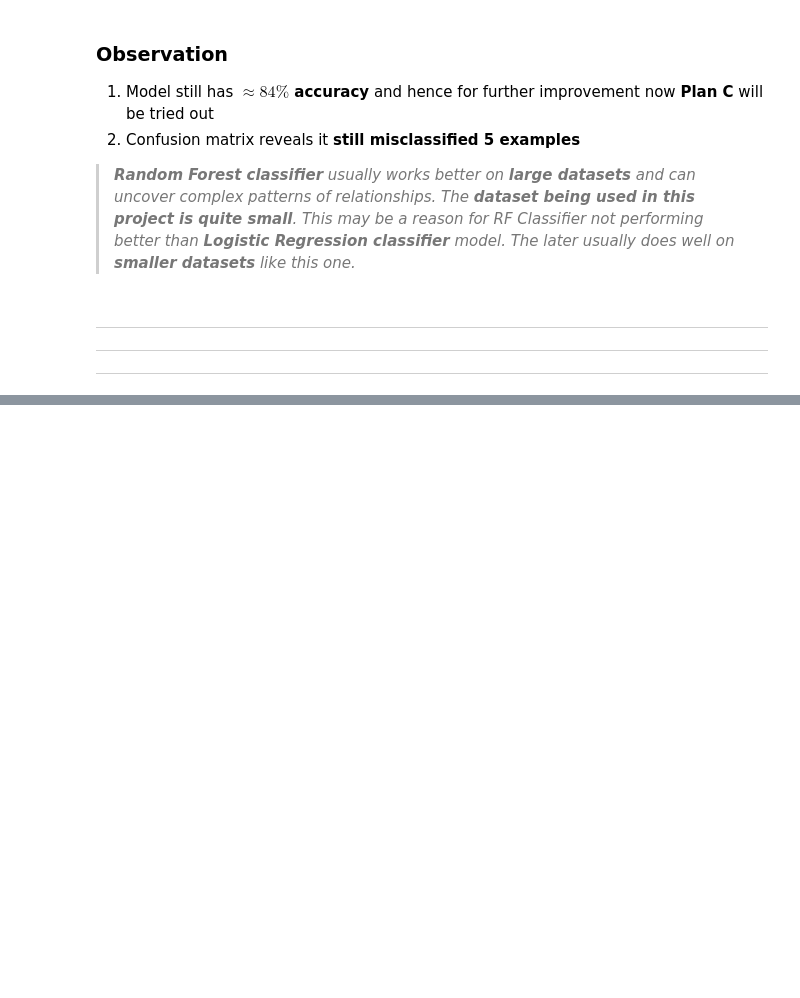
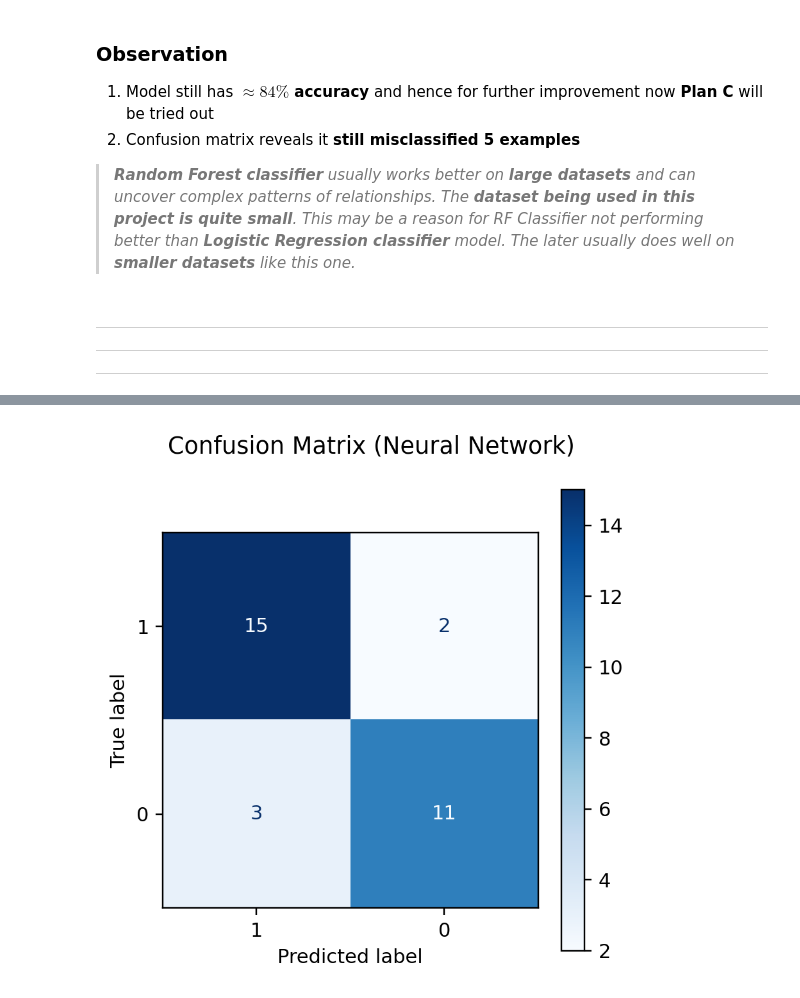
Before and after one commit to debatreyo/Machine-Learning, a Jupyter notebook: Logistic Regression_Project/Heart Disease Prediction/Heart Disease Prediction_binary.ipynb, the cells around one changed output, grey strips where cells are left out. Saved outputs shown, nothing was run; the diff lists cells and outputs as text; code cells hidden in the pictures; blank space fills up the shorter version.

```diff
--- a/Logistic Regression_Project/Heart Disease Prediction/Heart Disease Prediction_binary.ipynb
+++ b/Logistic Regression_Project/Heart Disease Prediction/Heart Disease Prediction_binary.ipynb
@@ -642,0 +672,10 @@ fig.tight_layout();
+# %%
+# building and training the NN model
+
+model_NN.compile(optimizer=tf.keras.optimizers.Adam(learning_rate=0.001),
+                 loss=tf.keras.losses.BinaryCrossentropy(),
+                 metrics=["accuracy"])
+# %%
+model_NN.fit(x=X_train_scaled, y=y_train,
+            validation_data=(X_test_scaled, y_test),
+            epochs=150, batch_size=30)
@@ -642,0 +701,4 @@ fig.tight_layout();
+# %%
+# predictions on test set
+
+predictions_NN = model_NN.predict(x=X_test_scaled)
@@ -642,0 +707,4 @@ fig.tight_layout();
+# %%
+threshold = 0.5
+
+predictions_NN_binary = (predictions_NN > threshold).astype(int)
@@ -642,0 +735,17 @@ fig.tight_layout();
+# %%
+# confusion matrix
+
+cm_NN = confusion_matrix(y_true=y_test, y_pred=predictions_NN_binary)
+
+# plot
+
+cm_NN_display = ConfusionMatrixDisplay(confusion_matrix=cm_NN,
+                                      display_labels=df_renamed["target"].unique())
+
+fig, ax = plt.subplots(figsize=(4,4), dpi=220)
+cm_NN_display.plot(ax=ax, im_kw={"cmap":"Blues"})
+
+fig.suptitle("Confusion Matrix (Neural Network)")
+fig.tight_layout();
+# %% [output]
+[figure, added]
```
Also changed, not shown: parts of 20 cells of this notebook.
